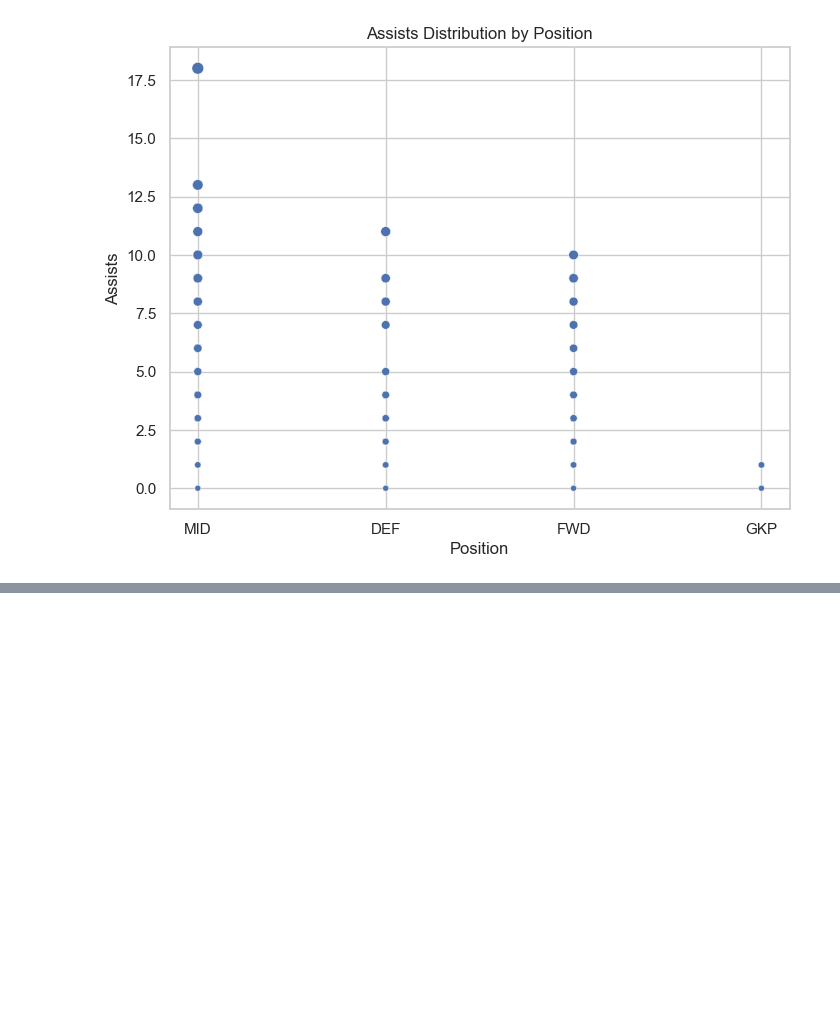
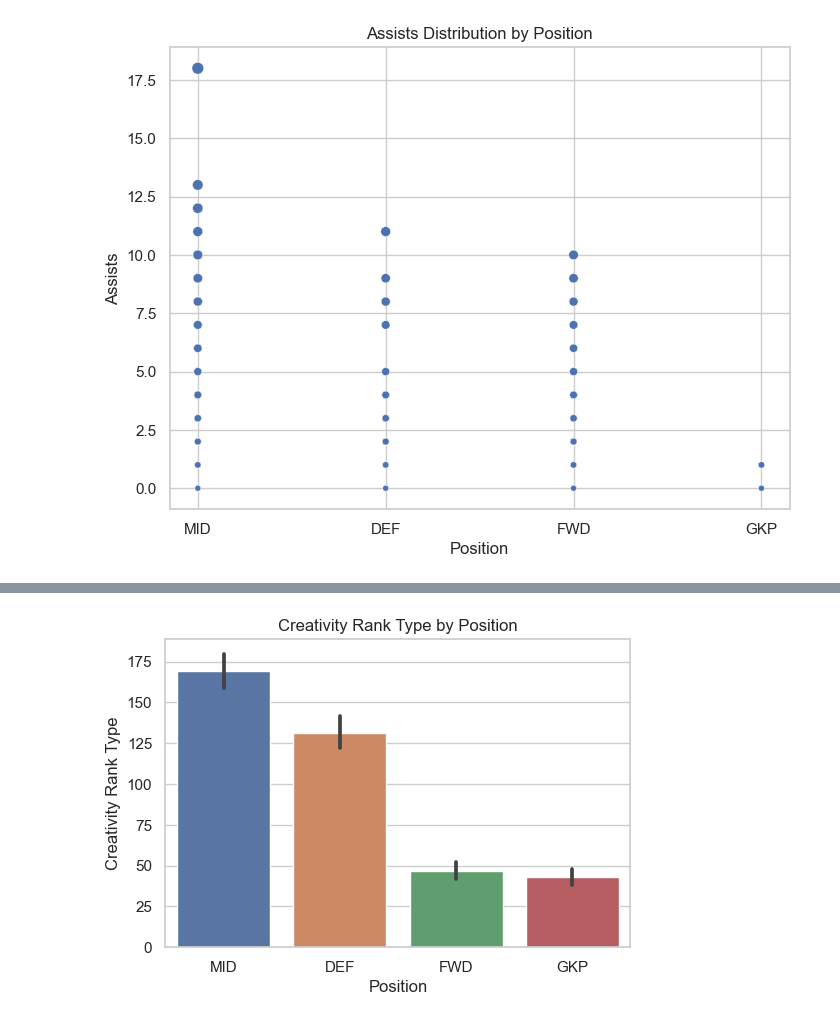
Before and after one commit to matthewwangg/Player-Performance-Prediction-1.0, a Jupyter notebook: notebooks/data visualization/Visualization By Player Type.ipynb, the cells around one changed output, grey strips where cells are left out. Saved outputs shown, nothing was run; the diff lists cells and outputs as text; code cells hidden in the pictures; blank space fills up the shorter version.

```diff
--- a/notebooks/data visualization/Visualization By Player Type.ipynb
+++ b/notebooks/data visualization/Visualization By Player Type.ipynb
@@ -49,0 +77,9 @@ plt.show()
+# %%
+plt.figure(figsize=(6, 4))
+sns.barplot(data=df, x='position', y='creativity_rank_type')
+plt.title("Creativity Rank Type by Position")
+plt.xlabel("Position")
+plt.ylabel("Creativity Rank Type")
+plt.show()
+# %% [output]
+[figure, added]
```
Also changed, not shown: parts of 5 cells of this notebook.
